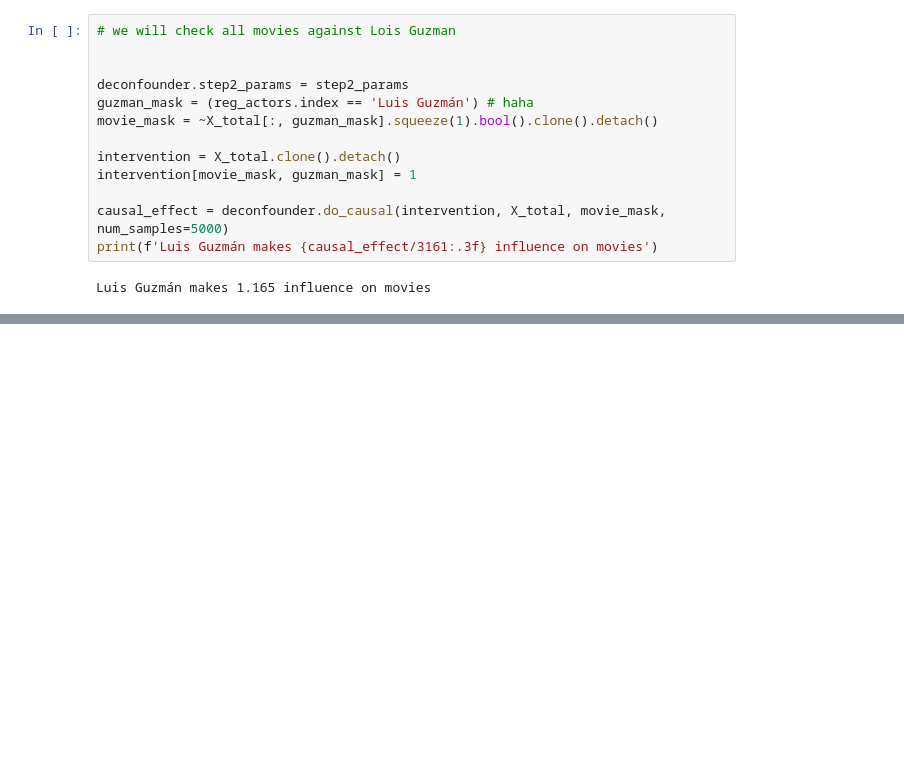
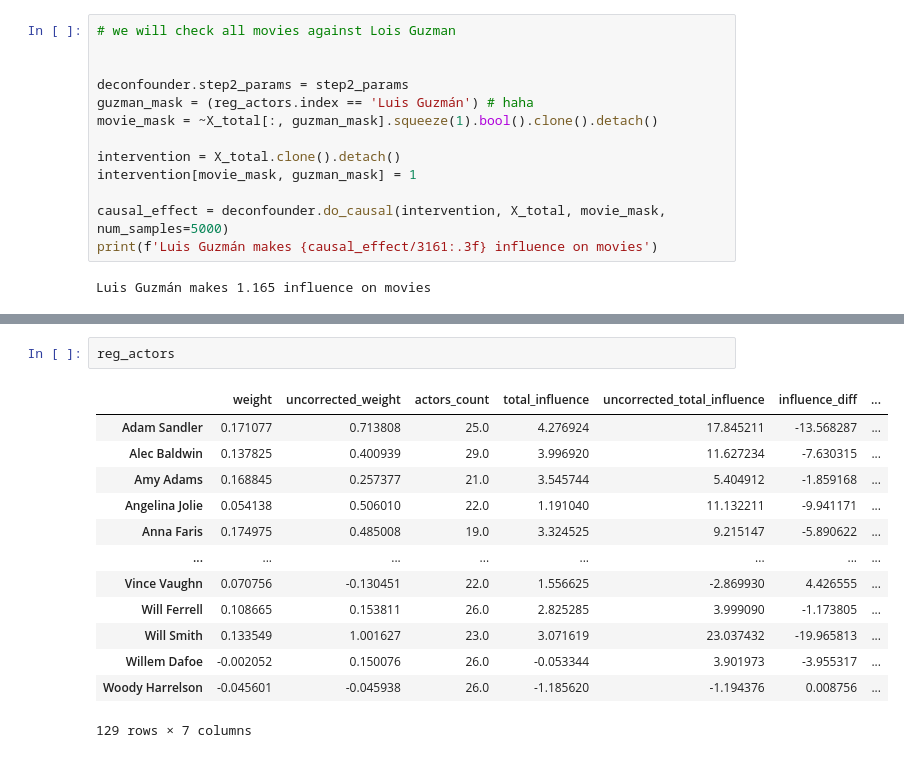
Before and after one commit to alex-medvedev-msc/FDS2020_Actors, a Jupyter notebook: report.ipynb, the cells around one changed output, grey strips where cells are left out. Drawn from its saved outputs; the diff is of its cells as text; blank space fills up the shorter version.

```diff
--- a/report.ipynb
+++ b/report.ipynb
@@ -655,0 +670,16 @@ Luis Guzmán makes 1.165 influence on movies
+# %%
+reg_actors
+# %% [output]
+|  | weight | uncorrected_weight | actors_count | total_influence | uncorrected_total_influence | influence_diff | ... |
+| Adam Sandler | 0.171077 | 0.713808 | 25.0 | 4.276924 | 17.845211 | -13.568287 | ... |
+| Alec Baldwin | 0.137825 | 0.400939 | 29.0 | 3.996920 | 11.627234 | -7.630315 | ... |
+| Amy Adams | 0.168845 | 0.257377 | 21.0 | 3.545744 | 5.404912 | -1.859168 | ... |
+| Angelina Jolie | 0.054138 | 0.506010 | 22.0 | 1.191040 | 11.132211 | -9.941171 | ... |
+| Anna Faris | 0.174975 | 0.485008 | 19.0 | 3.324525 | 9.215147 | -5.890622 | ... |
+| ... | ... | ... | ... | ... | ... | ... | ... |
+| Vince Vaughn | 0.070756 | -0.130451 | 22.0 | 1.556625 | -2.869930 | 4.426555 | ... |
+| Will Ferrell | 0.108665 | 0.153811 | 26.0 | 2.825285 | 3.999090 | -1.173805 | ... |
+| Will Smith | 0.133549 | 1.001627 | 23.0 | 3.071619 | 23.037432 | -19.965813 | ... |
+| Willem Dafoe | -0.002052 | 0.150076 | 26.0 | -0.053344 | 3.901973 | -3.955317 | ... |
+| Woody Harrelson | -0.045601 | -0.045938 | 26.0 | -1.185620 | -1.194376 | 0.008756 | ... |
+129 rows × 7 columns
```
Also changed, not shown: parts of 4 cells of this notebook, 2 other files.
